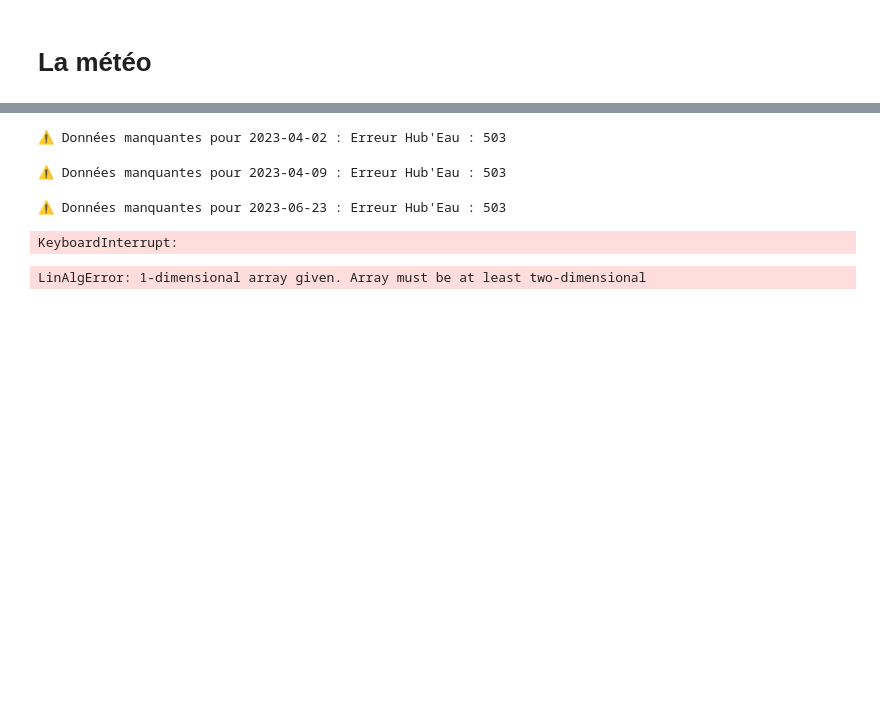
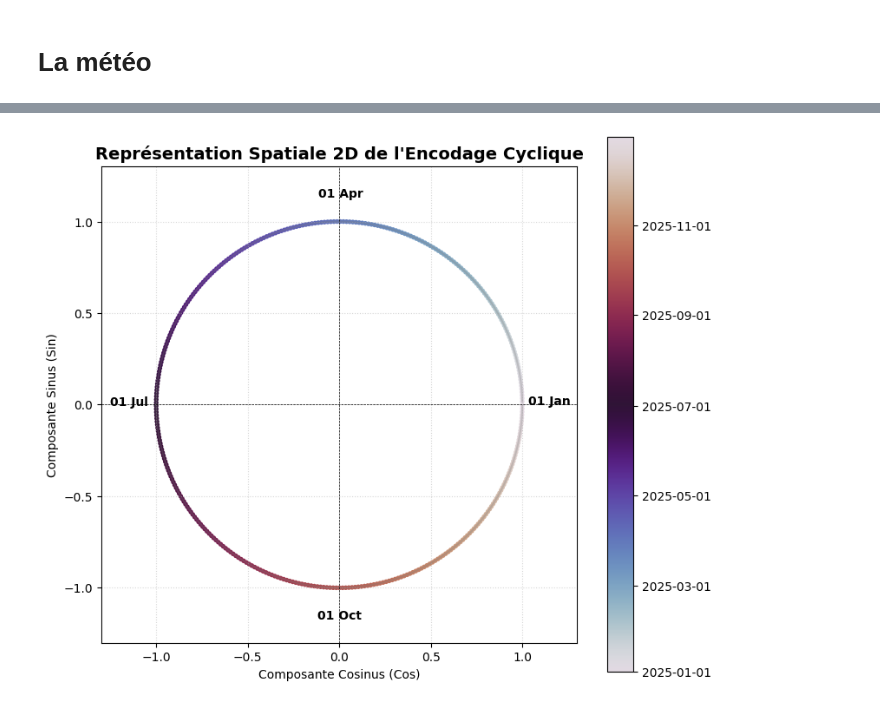
Before and after one commit to MathisBorie/river_level, a Jupyter notebook: niveau_bonne.ipynb, the cells around one changed output, grey strips where cells are left out. Drawn from its saved outputs; the diff is of its cells as text; code cells hidden in the pictures; blank space fills up the shorter version.

Commit message:
données et premiers modèles

```diff
--- a/niveau_bonne.ipynb
+++ b/niveau_bonne.ipynb
@@ -791,8 +504,68 @@ def correlation_niveau_parametres(date_debut, date_fin, n=7, parametres='all',
 # %%
 def encode_cyclical_date(date_obj):
     """Encode une date en deux composantes cycliques (sin, cos) pour éviter la cassure du Nouvel An."""
     day_of_year = date_obj.dayofyear
     days_in_year = 365.25 # Prise en compte des années bissextiles
     sin_date = np.sin(2 * np.pi * day_of_year / days_in_year)
     cos_date = np.cos(2 * np.pi * day_of_year / days_in_year)
     return [sin_date, cos_date]
+
+
+import matplotlib.dates as mdates
+# 1. Génération de la plage de dates
+date_range = pd.date_range(start="2025-01-01", end="2025-12-31")
+
+# En supposant que ton encodage génère un vecteur [sin, cos]
+# (Adapté ici pour correspondre aux données attendues de ta fonction encode_cyclical_date)
+cyclical_features = np.array([encode_cyclical_date(date) for date in date_range])
+
+# Extraction des composantes Sinus (Y) et Cosinus (X)
+# Note : Généralement cosinus est sur l'axe X et sinus sur l'axe Y pour tourner dans le sens trigo
+x_cos = cyclical_features[:, 1]  # colonne pour cos
+y_sin = cyclical_features[:, 0]  # colonne pour sin
+
+# Convertir les dates en valeurs numériques pour que Matplotlib puisse créer l'échelle de couleur
+colors = mdates.date2num(date_range)
+
+# 2. Création du graphique
+fig, ax = plt.subplots(figsize=(8, 8))  # Format carré (1:1) pour avoir un cercle parfait
+
+scatter = ax.scatter(x_cos, y_sin, c=colors, cmap='twilight', s=15, edgecolors='none')
+
+# Relier les points par une fine ligne grise pour bien marquer la continuité du cercle
+ax.plot(x_cos, y_sin, color='gray', alpha=0.3, linestyle='-')
+
+# Ajouter des repères textuels sur le cercle pour les moments clés (Changement de saison / Trimestre)
+# On prend quelques indices répartis dans l'année (ex: 1er Janvier, 1er Avril, 1er Juillet, 1er Octobre)
+indices_labels = [0, 90, 181, 273]
+for idx in indices_labels:
+    date_label = date_range[idx].strftime('%d %b')
+    # Petit décalage (1.15) pour écrire le texte légèrement à l'extérieur du cercle unité
+    ax.text(x_cos[idx] * 1.15, y_sin[idx] * 1.15, date_label,
+            fontsize=10, fontweight='bold', ha='center', va='center')
+
+# 3. Esthétique et mise en forme autour de l'origine
+ax.axhline(0, color='black', linewidth=0.5, linestyle='--') # Axe X
+ax.axvline(0, color='black', linewidth=0.5, linestyle='--') # Axe Y
+
+ax.set_xlim([-1.3, 1.3])
+ax.set_ylim([-1.3, 1.3])
+ax.set_aspect('equal') # Force le ratio 1:1 pour éviter que le cercle ressemble à une ellipse
+
+ax.set_title("Représentation Spatiale 2D de l'Encodage Cyclique", fontweight='bold', fontsize=14)
+ax.set_xlabel("Composante Cosinus (Cos)")
+ax.set_ylabel("Composante Sinus (Sin)")
+ax.grid(True, linestyle=':', alpha=0.5)
+
+# 4. Configuration de la barre de couleur (Échelle des dates)
+cbar = fig.colorbar(scatter, ax=ax, orientation='vertical', shrink=0.8)
+
+# Formater les graduations de la colorbar pour afficher de vraies dates au lieu de nombres
+# On affiche un marqueur tous les 2 mois pour ne pas surcharger
+cbar.ax.yaxis.set_major_locator(mdates.MonthLocator(interval=2))
+cbar.ax.yaxis.set_major_formatter(mdates.DateFormatter('%Y-%m-%d'))
+
+plt.tight_layout()
+plt.show()
+# %% [output]
+[figure, added]
@@ -861,14 +571,0 @@ def build_multiscale_snapshots(t_debut_apprentissage, t_fin_apprentissage,
-# %%
-X_snapshots, Y_targets, valid_dates = build_multiscale_snapshots(
-    target_timestamps=pd.date_range(start="2023-01-01", end="2023-12-31", freq='D'),
-    station_code=station_code,
-    lat=lat, lon=lon)
-# %% [output]
-⚠️ Données manquantes pour 2023-04-02 : Erreur Hub'Eau : 503
-⚠️ Données manquantes pour 2023-04-09 : Erreur Hub'Eau : 503
-⚠️ Données manquantes pour 2023-06-23 : Erreur Hub'Eau : 503
-KeyboardInterrupt:
-# %%
-U, S, Vt = np.linalg.svd(X_snapshots, full_matrices=False)
-# %% [output]
-LinAlgError: 1-dimensional array given. Array must be at least two-dimensional
```
Also changed, not shown: parts of 36 cells of this notebook, 1 other file.
